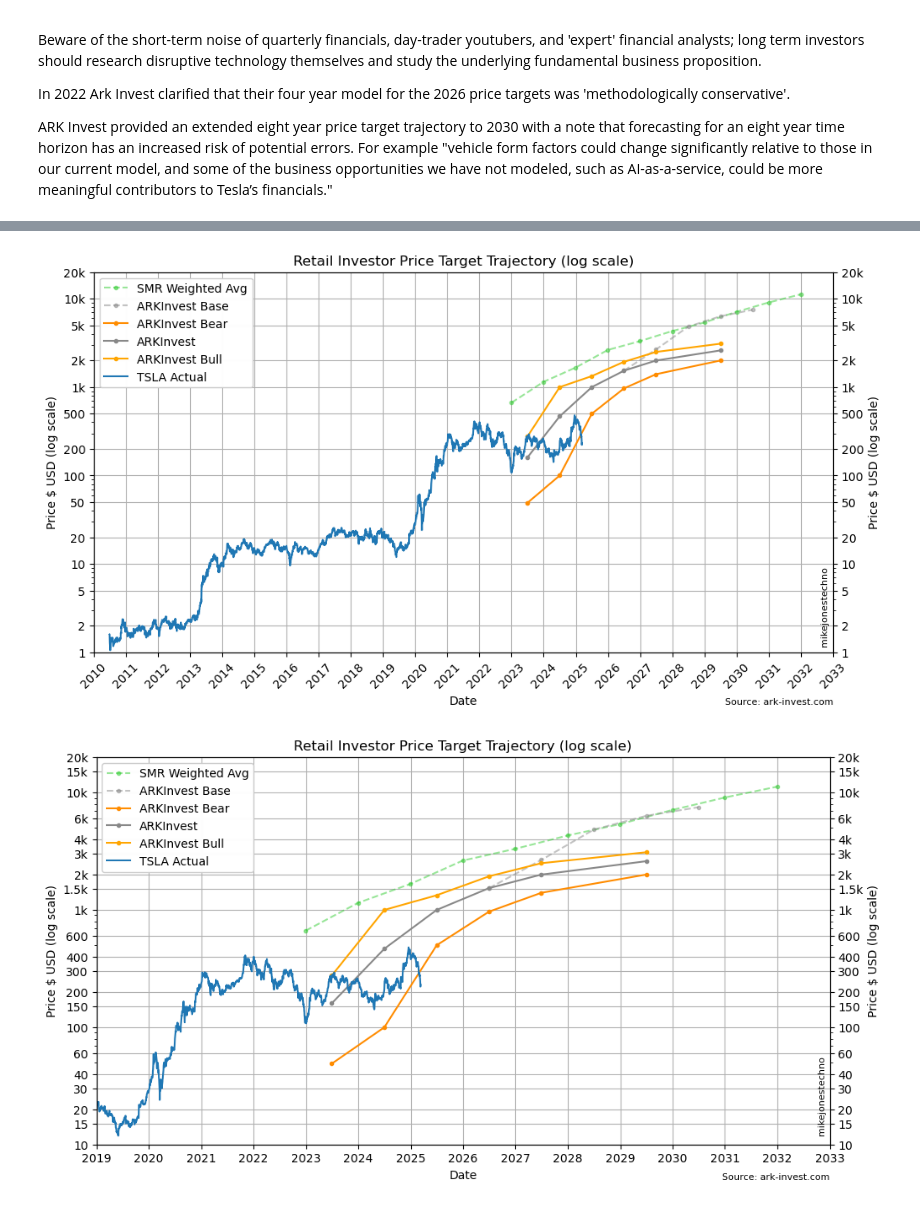
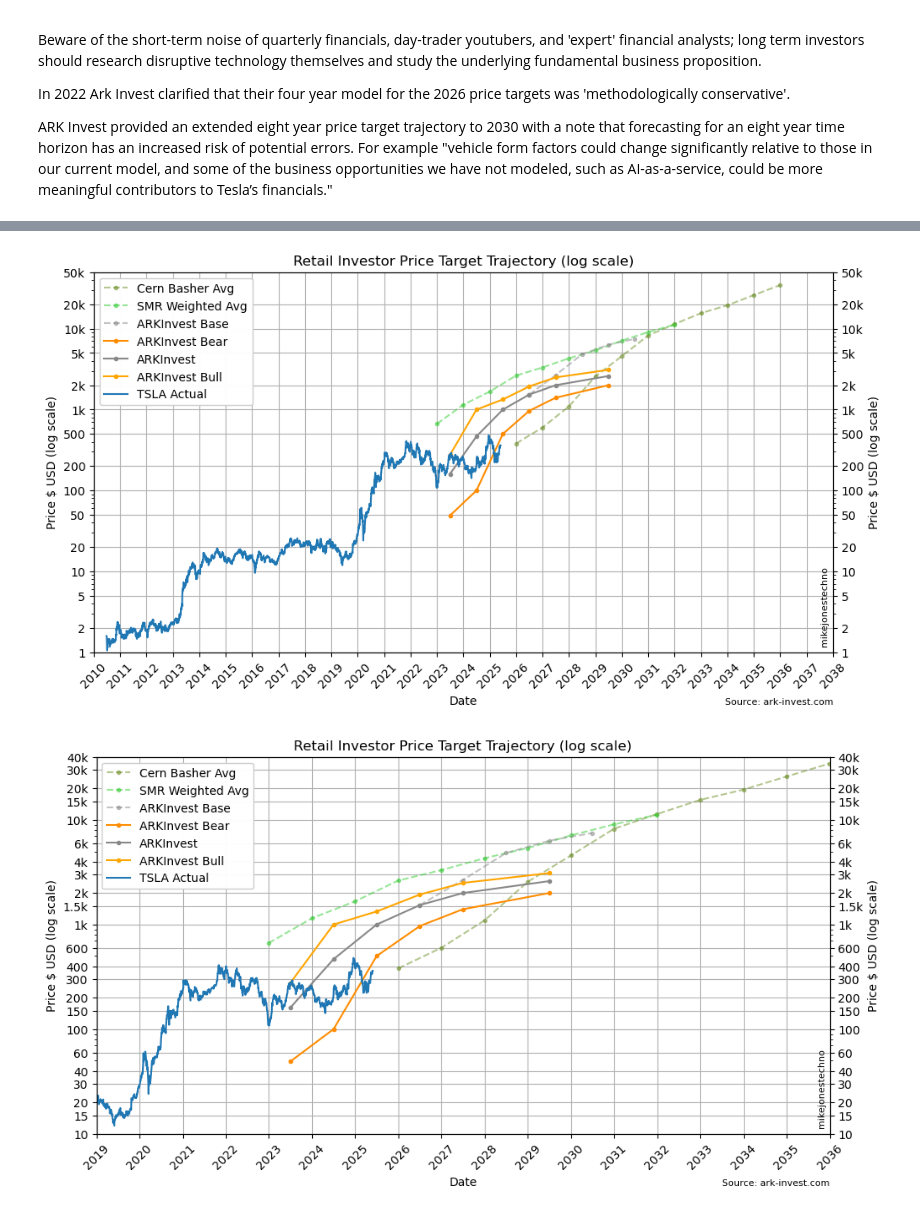
Before and after one commit to mikejonestechno/investment-analytics, a Jupyter notebook: notebooks/tsla-targets.ipynb, the cells around one changed output, grey strips where cells are left out. Cells and saved outputs as stored; diff of their text form; code cells hidden in the pictures.

```diff
--- a/notebooks/tsla-targets.ipynb
+++ b/notebooks/tsla-targets.ipynb
@@ -76,12 +76,14 @@ custom_colors['InvestA']={
 custom_colors['RandyKirk']={
     'bear': 'forestgreen',
 }
+custom_colors['CernBasher']={
+    'base': 'olivedrab',
+}
 custom_colors['other']=[
     'mediumseagreen',#'#3CB371',
     'olivedrab',#'#6B8E23',
     'green',#'#008000',
     'darkgreen',#'#006400',
-    'mediumseagreen',#'#3CB371',
     'darkseagreen',#'#8FBC8F',
     'limegreen',#'#32CD32',
     'seagreen',#'#2E8B57',
@@ -266,15 +270,16 @@ log_chart_params.pop('top_limit')
 log_chart_params['chart_title'] = 'Retail Investor Price Target Trajectory (log scale)'
 log_chart_params['y_label'] = chart_params['y_label'] + ' (log scale)'
 #log_chart_params['y_ticks'] = [10, 20, 40, 60, 80, 100, 150, 200, 300, 400, 600, 800, 1000, 2000, 3000, 4000, 6000, 8000, 10000, 15000, 20000]
-log_chart_params['y_ticks'] = [1, 2, 5, 10, 20, 50, 100, 200, 500, 1000, 2000, 5000, 10000, 20000]
+log_chart_params['y_ticks'] = [1, 2, 5, 10, 20, 50, 100, 200, 500, 1000, 2000, 5000, 10000, 20000, 50000]
 log_chart_params['y_secondary'] = True
 log_chart_params['human_format'] = True
 #log_chart_params['start_year'] = 2019
-log_chart_params['end_year'] = 2033
+log_chart_params['end_year'] = 2038
 
 log_chart = LogChart(**log_chart_params)
 plt_log, colors = log_chart.base_chart(df_tsla)
 
+plt_log = plot_forecast(plt_log, df_targets, 'CernBasher', 'Cern Basher Avg')
 plt_log = plot_forecast(plt_log, df_targets, 'SMR', 'SMR Weighted Avg')
 #plt_log = plot_forecast(plt_log, df_targets, 'InvestA')
 #plt_log = plot_forecast(plt_log, df_targets, 'RandyKirk')
@@ -289,38 +294,39 @@ legend.get_frame().set_alpha(0.98)
 
 plt_log.show()
 # %% [output]
-[figure, old version]
+[figure, new version]
 # %%
 """ LOG SCALE with ARK price targets """
 
 log_chart_params = chart_params.copy()
 # remove parameters that are not relevant for log scale
 log_chart_params.pop('y_ticks')
 log_chart_params.pop('top_limit')
 log_chart_params['chart_title'] = 'Retail Investor Price Target Trajectory (log scale)'
 log_chart_params['y_label'] = chart_params['y_label'] + ' (log scale)'
-log_chart_params['y_ticks'] = [10, 15, 20, 30, 40, 60, 100, 150, 200, 300, 400, 600, 1000, 1500, 2000, 3000, 4000, 6000, 10000, 15000, 20000]
+log_chart_params['y_ticks'] = [10, 15, 20, 30, 40, 60, 100, 150, 200, 300, 400, 600, 1000, 1500, 2000, 3000, 4000, 6000, 10000, 15000, 20000, 30000, 40000]
 #log_chart_params['y_ticks'] = [1, 2, 5, 10, 20, 50, 100, 200, 500, 1000, 2000, 5000, 10000, 20000]
 log_chart_params['y_secondary'] = True
 log_chart_params['human_format'] = True
 log_chart_params['start_year'] = 2019
-log_chart_params['end_year'] = 2033
+log_chart_params['end_year'] = 2036
 
 log_chart = LogChart(**log_chart_params)
 plt_log, colors = log_chart.base_chart(df_tsla)
 
+plt_log = plot_forecast(plt_log, df_targets, 'CernBasher', 'Cern Basher Avg')
 plt_log = plot_forecast(plt_log, df_targets, 'SMR', 'SMR Weighted Avg')
 #plt_log = plot_forecast(plt_log, df_targets, 'InvestA')
 #plt_log = plot_forecast(plt_log, df_targets, 'RandyKirk')
 
 plt_log = plot_forecast(plt_log, df_targets, 'ARKInvest')
 plt_log = plot_rolling_forecast(plt_log, df_targets, 'ARKInvest')
 
 plt_log.plot(df_tsla.index, df_tsla[data_column], color=colors[0]['color'], label='TSLA Actual')
 
 legend = plt_log.legend(loc='best')
 legend.get_frame().set_alpha(0.98)
 
 plt_log.show()
 # %% [output]
-[figure, old version]
+[figure, new version]
```
Also changed, not shown: parts of 4 cells of this notebook, 3 other files.
